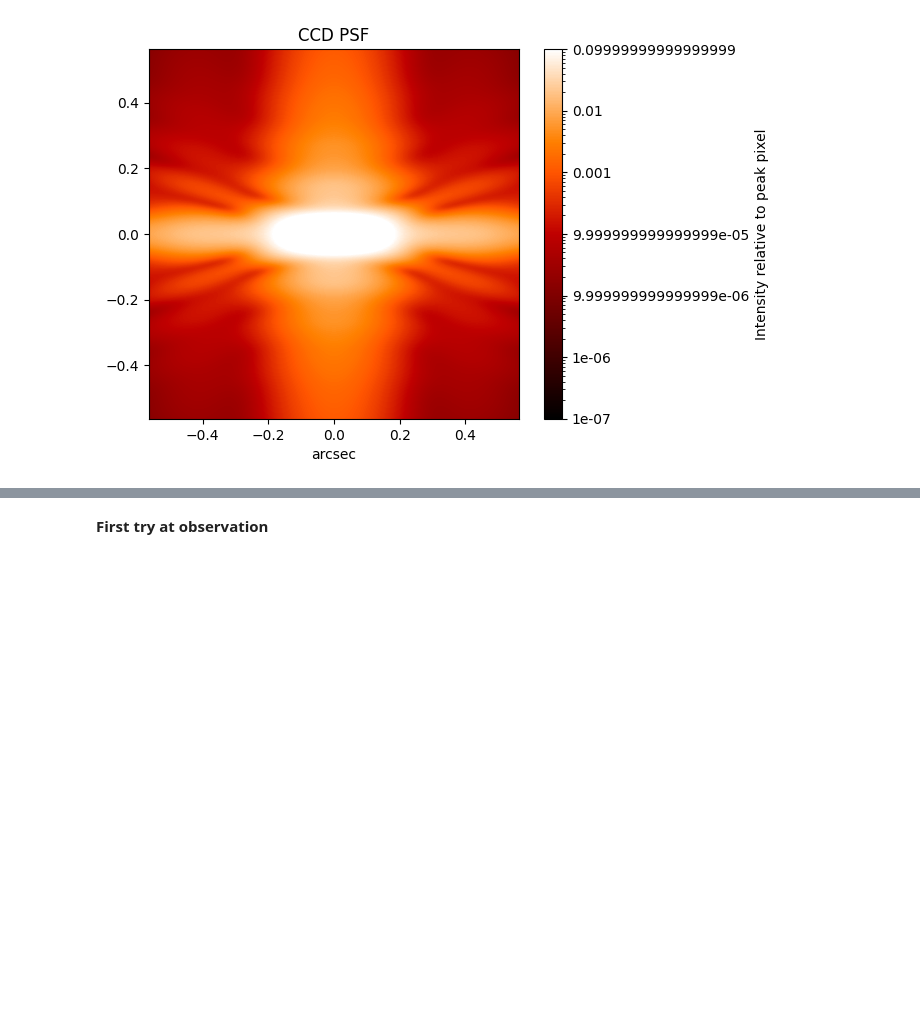
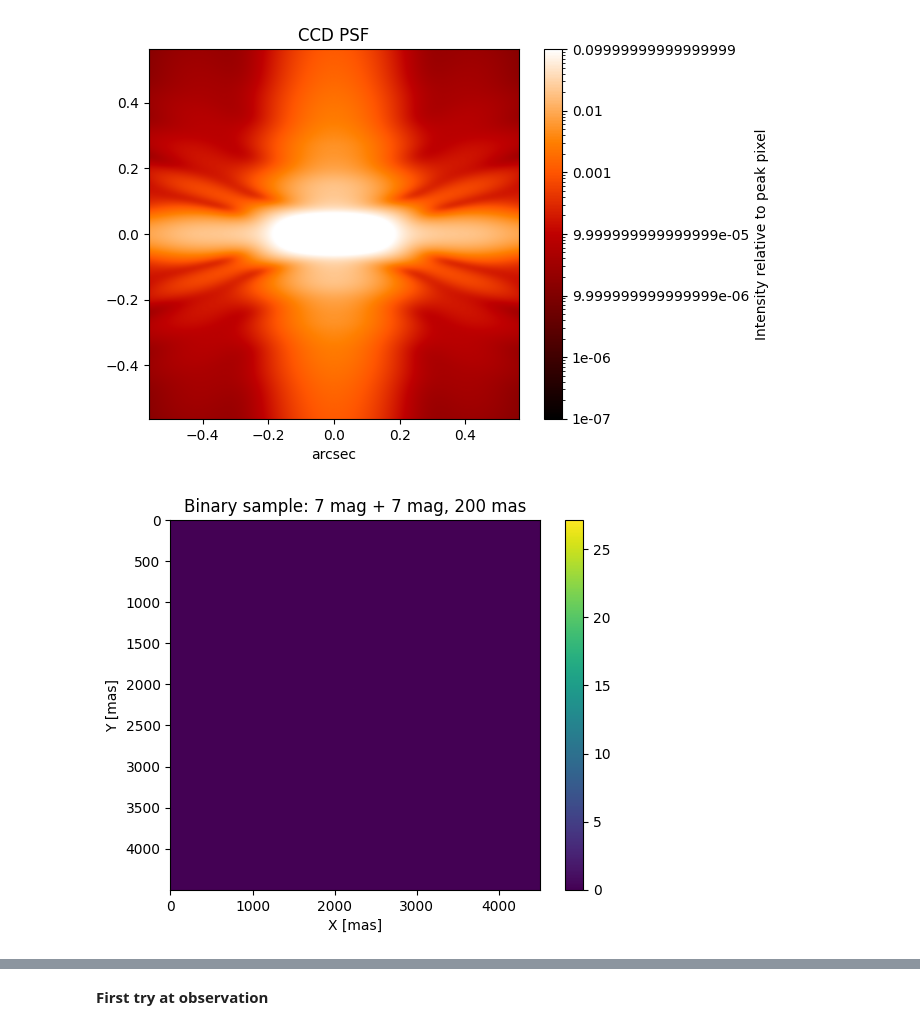
Before and after one commit to pietroferraiuolo/BINCAT, a Jupyter notebook: 01-psf-simulation.ipynb, the cells around one changed output, grey strips where cells are left out. Drawn from its saved outputs; the diff is of its cells as text; code cells hidden in the pictures; blank space fills up the shorter version.

```diff
--- a/01-psf-simulation.ipynb
+++ b/01-psf-simulation.ipynb
@@ -72,9 +77,13 @@ psf[0].writeto("data/simulations/PSFs/20250922_2_gaia_psf.fits", overwrite=True)
 # %% [markdown]
 #### Creating the **Binary Star System (BSS)** and the **CCD**
 # %%
-bs = BinarySystem(M1=7, M2=7, distance=200, shape=(4500,4500))
 ccd = CCD(psf="data/simulations/PSFs/20250922_2_gaia_psf.fits")
+bs = BinarySystem(ccd=ccd, M1=7, M2=7, distance=200)
 
 ccd.display_psf()
 # %% [output]
 [figure]
+# %%
+map = bs.show_system(out=True)
+# %% [output]
+[figure, added]
```
Also changed, not shown: parts of 5 cells of this notebook, 2 other files.
